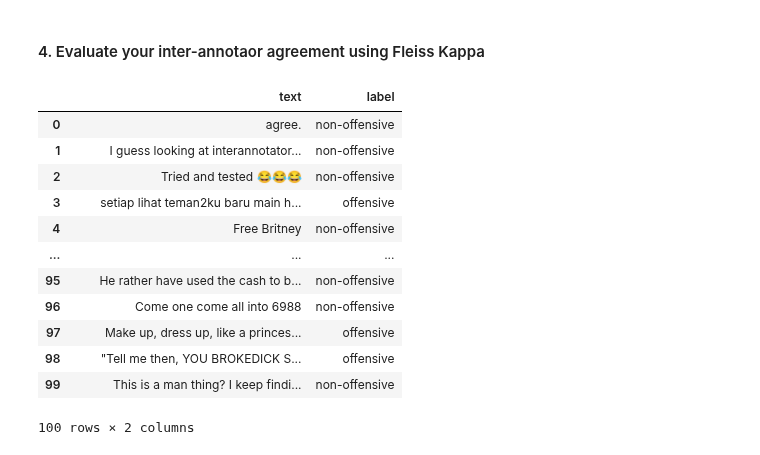
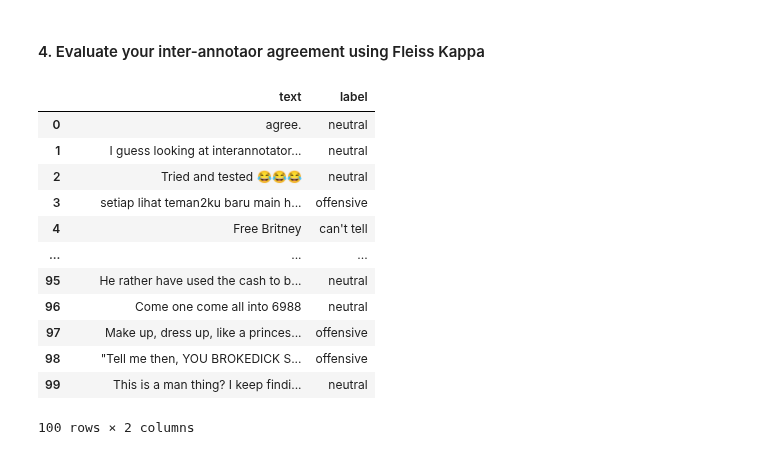
Before and after one commit to QuentinFISCH/nlp1-lab2, a Jupyter notebook: lab08/lab08.ipynb, the cells around one changed output. Cells and saved outputs as stored; diff of their text form; code cells hidden in the pictures.

```diff
--- a/lab08/lab08.ipynb
+++ b/lab08/lab08.ipynb
@@ -543,19 +558,21 @@ Consistency is key in maintaining high-quality annotations. Annotators should re
 # %% [markdown]
 #### 4. Evaluate your inter-annotaor agreement using Fleiss Kappa
-# %%
-df = pd.read_csv("extracted_tweets2.csv")
-df
-# %% [output]
-|  | text | label |
-| 0 | agree. | non-offensive |
-| 1 | I guess looking at interannotator... | non-offensive |
-| 2 | Tried and tested 😂😂😂 | non-offensive |
-| 3 | setiap lihat teman2ku baru main h... | offensive |
-| 4 | Free Britney | non-offensive |
-| ... | ... | ... |
-| 95 | He rather have used the cash to b... | non-offensive |
-| 96 | Come one come all into 6988 | non-offensive |
-| 97 | Make up, dress up, like a princes... | offensive |
-| 98 | ⠀⠀⠀"Tell me then, YOU BROKEDICK S... | offensive |
-| 99 | This is a man thing? I keep findi... | non-offensive |
-100 rows × 2 columns
+# %%
+df_annotated_1 = pd.read_csv("annotations/FISCH.csv")
+df_annotated_2 = pd.read_csv("annotations/RIPOLL.csv")
+df_annotated_3 = pd.read_csv("annotations/FIDEL.csv")
+df_annotated_1
+# %% [output]
+|  | text | label |
+| 0 | agree. | neutral |
+| 1 | I guess looking at interannotator... | neutral |
+| 2 | Tried and tested 😂😂😂 | neutral |
+| 3 | setiap lihat teman2ku baru main h... | offensive |
+| 4 | Free Britney | can't tell |
+| ... | ... | ... |
+| 95 | He rather have used the cash to b... | neutral |
+| 96 | Come one come all into 6988 | neutral |
+| 97 | Make up, dress up, like a princes... | offensive |
+| 98 | ⠀⠀⠀"Tell me then, YOU BROKEDICK S... | offensive |
+| 99 | This is a man thing? I keep findi... | neutral |
+100 rows × 2 columns
```
Also changed, not shown: parts of 14 cells of this notebook, 4 other files.
